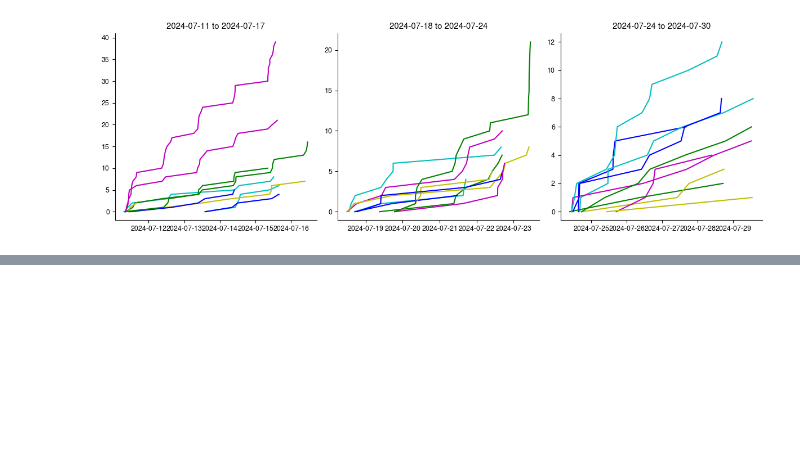
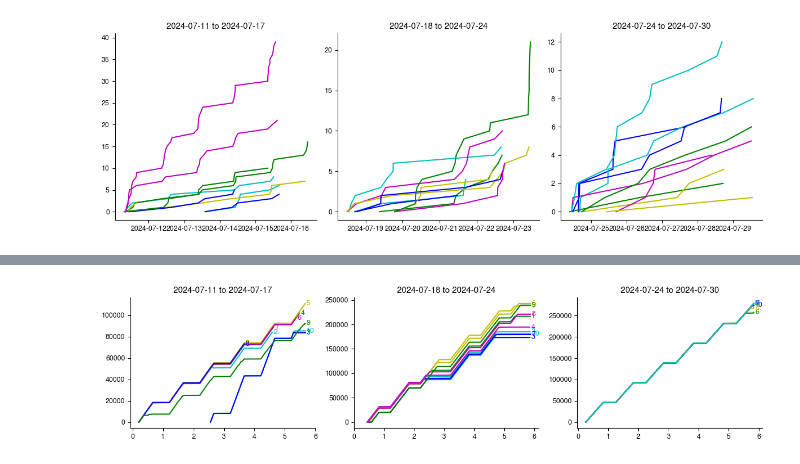
Before and after one commit to mparkergetz/bee_cam_data_processing, a Jupyter notebook: nb2_cumulative_img_counts.ipynb, the cells around one changed output, grey strips where cells are left out. Saved outputs shown, nothing was run; the diff lists cells and outputs as text; code cells hidden in the pictures; blank space fills up the shorter version.

```diff
--- a/nb2_cumulative_img_counts.ipynb
+++ b/nb2_cumulative_img_counts.ipynb
@@ -228,56 +313,58 @@ plt.tight_layout()
 # %%
-# color_map = {
-#     'cnt': 'm',
-#     'blu': 'b',
-#     'blv': 'c',
-#     'grn': 'g',
-#     'yel': 'y'
-# }
+color_map = {
+    'cnt': 'm',
+    'blu': 'b',
+    'blv': 'c',
+    'grn': 'g',
+    'yel': 'y'
+}
 
-# fig, axes = plt.subplots(1, len(periods), figsize=(4 * len(periods), 3))
+fig, axes = plt.subplots(1, len(periods), figsize=(4 * len(periods), 3))
 
-# for i, (start, end) in enumerate(periods):
-#     period_subset = treatment_times[
-#         (treatment_times['datetime'] >= start) & (treatment_times['datetime'] <= end)
-#     ].copy()
+for i, (start, end) in enumerate(periods):
+    period_subset = treatment_times[
+        (treatment_times['datetime'] >= start) & (treatment_times['datetime'] <= end)
+    ].copy()
 
 
-#     image_counts = (
-#     period_subset.groupby(['pi_color', 'datetime'])
-#     .size()
-#     .groupby(level=0)
-#     .cumsum()
-#     .reset_index(name='cumulative_count')
-#     )
+    image_counts = (
+    period_subset.groupby(['pi_color', 'datetime'])
+    .size()
+    .groupby(level=0)
+    .cumsum()
+    .reset_index(name='cumulative_count')
+    )
 
-#     image_counts['adjusted_cumulative_count'] = (
-#     image_counts.groupby('pi_color')['cumulative_count']
-#     .transform(lambda x: x - x.min())
-#     )
+    image_counts['adjusted_cumulative_count'] = (
+    image_counts.groupby('pi_color')['cumulative_count']
+    .transform(lambda x: x - x.min())
+    )
 
-#     ax = axes[i]
-#     for key, group in image_counts.groupby('pi_color'):
-#         color_key = key.split('_')[-1]
-#         pi_key = key.split('_')[0]
-#         line_color = color_map.get(color_key, 'k')
-#         ax.plot(group['datetime'], group['adjusted_cumulative_count'], label=key, color=line_color)
-#         ax.text(
-#             group['datetime'].iloc[-1]+ pd.Timedelta(seconds=3600),
-#             group['adjusted_cumulative_count'].iloc[-1]+0.7,
-#             f'{pi_key}',
-#             color=line_color,
-#             fontsize=9,
-#             verticalalignment='center'
-#         )
+    ax = axes[i]
+    for key, group in image_counts.groupby('pi_color'):
+        color_key = key.split('_')[-1]
+        pi_key = key.split('_')[0]
+        line_color = color_map.get(color_key, 'k')
+        ax.plot(group['datetime'], group['adjusted_cumulative_count'], label=key, color=line_color)
+        ax.text(
+            group['datetime'].iloc[-1]+ pd.Timedelta(seconds=3600),
+            group['adjusted_cumulative_count'].iloc[-1]+0.7,
+            f'{pi_key}',
+            color=line_color,
+            fontsize=9,
+            verticalalignment='center'
+        )
 
-#     ax.spines['top'].set_visible(False)
-#     ax.spines['right'].set_visible(False)
-#     ax.set_title(f'{start.date()} to {end.date()}')
-#     ax.set_xticks(pd.date_range(start=start, end=end, freq='D'))
-#     ax.set_xticklabels([(tick - start).days for tick in pd.date_range(start=start, end=end, freq='D')])
+    ax.spines['top'].set_visible(False)
+    ax.spines['right'].set_visible(False)
+    ax.set_title(f'{start.date()} to {end.date()}')
+    ax.set_xticks(pd.date_range(start=start, end=end, freq='D'))
+    ax.set_xticklabels([(tick - start).days for tick in pd.date_range(start=start, end=end, freq='D')])
 
 
-# plt.tight_layout()
+plt.tight_layout()
+# %% [output]
+[figure, added]
 # %%
 # color_map = {
 #     'cnt': 'm',
```
Also changed, not shown: parts of 11 cells of this notebook, 1 other file.
